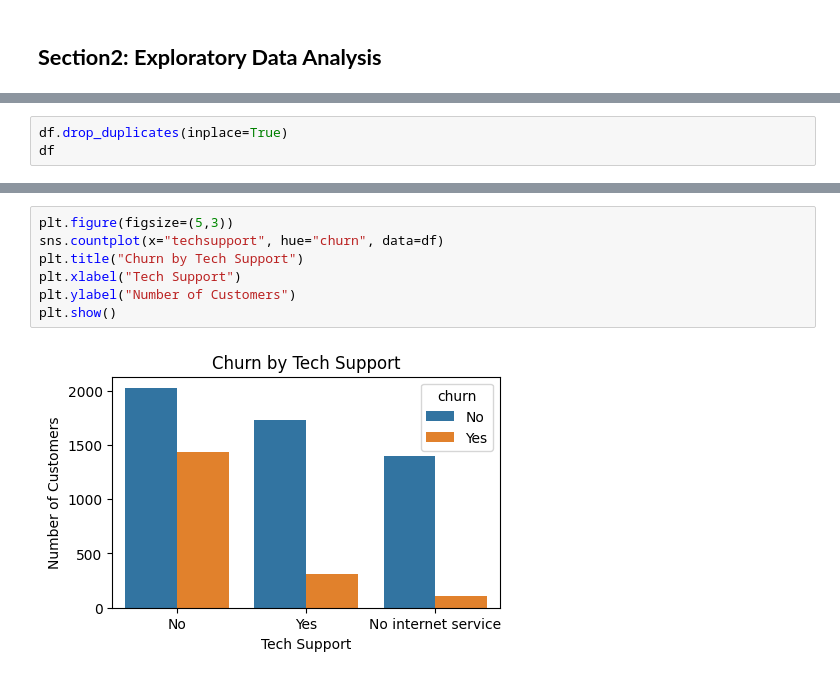
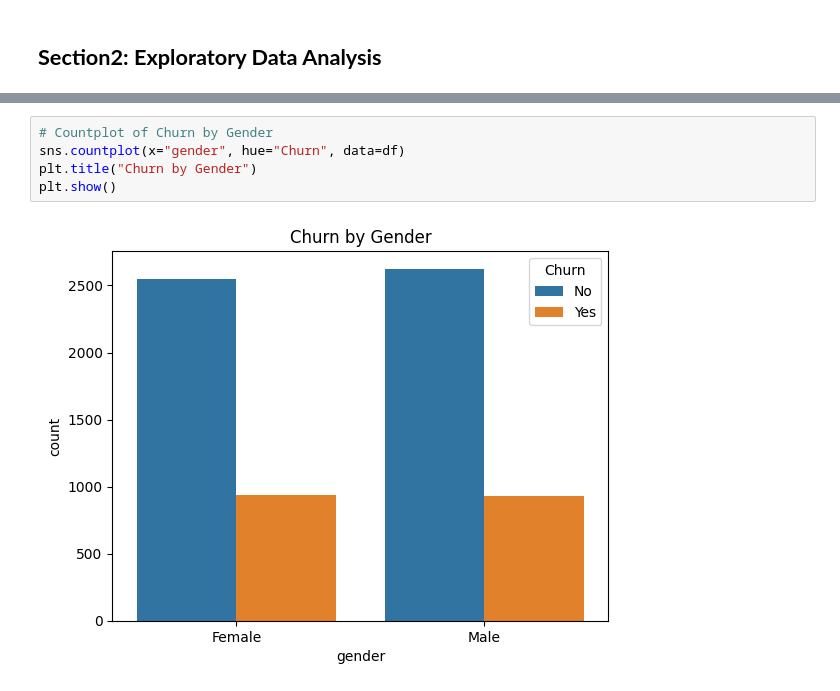
Before and after one commit to faris-alsherif/Customer-Churn-Prediction, a Jupyter notebook: Project_Customer_Churn_Prediction.ipynb, the cells around one changed output, grey strips where cells are left out. Cells and saved outputs as stored; diff of their text form.

```diff
--- a/Project_Customer_Churn_Prediction.ipynb
+++ b/Project_Customer_Churn_Prediction.ipynb
@@ -382,3 +360,0 @@ df.T
-# %%
-df.drop_duplicates(inplace=True)
-df
@@ -455,9 +403,7 @@ plot_histogram(df, "totalcharges")
 # %%
-plt.figure(figsize=(5,3))
-sns.countplot(x="techsupport", hue="churn", data=df)
-plt.title("Churn by Tech Support")
-plt.xlabel("Tech Support")
-plt.ylabel("Number of Customers")
+# Countplot of Churn by Gender
+sns.countplot(x="gender", hue="Churn", data=df)
+plt.title("Churn by Gender")
 plt.show()
 # %% [output]
-[figure, old version]
+[figure, new version]
```
Also changed, not shown: parts of 25 cells of this notebook.
